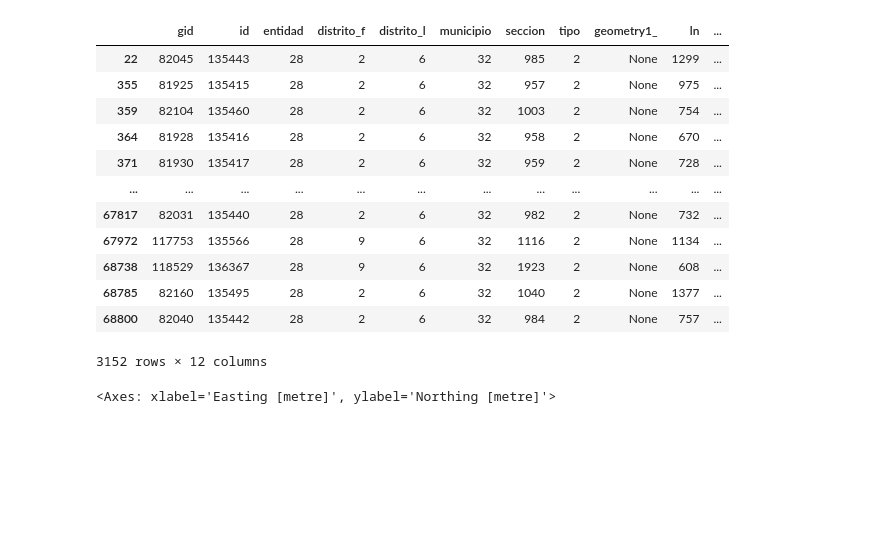
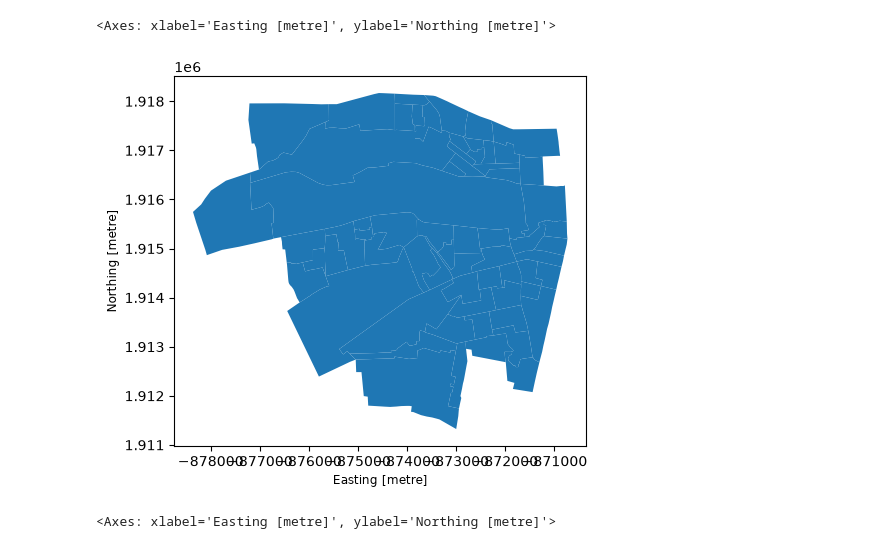
Before and after one commit to CosmicObservatory/Votacion2026, a Jupyter notebook: notebooks/mapas_eda.ipynb, the cells around one changed output. Drawn from its saved outputs; the diff is of its cells as text; code cells hidden in the pictures; blank space fills up the shorter version.

```diff
--- a/notebooks/mapas_eda.ipynb
+++ b/notebooks/mapas_eda.ipynb
@@ -3,3 +5,21 @@
 # %%
 import os
 import geopandas as gpd
+from vothmo.config import FOLDER_RAW, FOLDER_DATA
+from zipfile import ZipFile
+
+# Extraccion de archivos descargados
+FOLDER_MAP = FOLDER_RAW / "Mapas"
+if not os.path.exists(FOLDER_MAP):
+    print("Descargar Mapas")
+else:
+    DATA_MAPS = FOLDER_DATA / "Mapas"
+    if not os.path.exists(FOLDER_DATA / "Mapas"):
+        os.mkdir(DATA_MAPS)
+    for folder in os.listdir(FOLDER_MAP):
+        maps = os.listdir(FOLDER_MAP / folder)
+        if not os.path.exists(DATA_MAPS / folder):
+            os.mkdir(DATA_MAPS / folder)
+        for file in maps:
+            with ZipFile(FOLDER_MAP / folder / file, "r") as mzip:
+                mzip.extractall(DATA_MAPS / folder)
@@ -6,2 +28,10 @@ import geopandas as gpd
 # %%
-map1 = gpd.read_file("/home/david/Documents/Repositories/academica/Votacion2026/backup/data/raw/Mapas/2021/SECCION/SECCION.shp")
+folders = os.listdir(DATA_MAPS)
+shpmaps = []
+for folder in folders:
+    files = os.listdir(DATA_MAPS / folder)
+    for f in files:
+        if f.endswith(".shp"):
+            shpmaps.append(DATA_MAPS / folder / f)
+
+shpmaps
@@ -8,3 +56,6 @@ map1 = gpd.read_file("/home/david/Documents/Repositories/academica/Votacion2026/
 # %%
-map1.plot()
+k = 7
+# 5, 6
+print(shpmaps[k])
+file = gpd.read_file(shpmaps[k])
 # %% [output]
@@ -12,0 +63,3 @@ map1.plot()
+# %%
+sonfile = file[file['entidad']==26]
+sonfile
@@ -13,20 +80,8 @@ map1.plot()
 # %%
-map6 = map1[map1['distrito_l']==6]
-map6
+sonfile[sonfile['distrito_l']==6].plot()
 # %% [output]
-|  | gid | id | entidad | distrito_f | distrito_l | municipio | seccion | tipo | geometry1_ | ln | ... |
-| 22 | 82045 | 135443 | 28 | 2 | 6 | 32 | 985 | 2 | None | 1299 | ... |
-| 355 | 81925 | 135415 | 28 | 2 | 6 | 32 | 957 | 2 | None | 975 | ... |
-| 359 | 82104 | 135460 | 28 | 2 | 6 | 32 | 1003 | 2 | None | 754 | ... |
-| 364 | 81928 | 135416 | 28 | 2 | 6 | 32 | 958 | 2 | None | 670 | ... |
-| 371 | 81930 | 135417 | 28 | 2 | 6 | 32 | 959 | 2 | None | 728 | ... |
-| ... | ... | ... | ... | ... | ... | ... | ... | ... | ... | ... | ... |
-| 67817 | 82031 | 135440 | 28 | 2 | 6 | 32 | 982 | 2 | None | 732 | ... |
-| 67972 | 117753 | 135566 | 28 | 9 | 6 | 32 | 1116 | 2 | None | 1134 | ... |
-| 68738 | 118529 | 136367 | 28 | 9 | 6 | 32 | 1923 | 2 | None | 608 | ... |
-| 68785 | 82160 | 135495 | 28 | 2 | 6 | 32 | 1040 | 2 | None | 1377 | ... |
-| 68800 | 82040 | 135442 | 28 | 2 | 6 | 32 | 984 | 2 | None | 757 | ... |
-3152 rows × 12 columns
+<Axes: xlabel='Easting [metre]', ylabel='Northing [metre]'>
+[figure, added]
 # %%
 import matplotlib.pyplot as plt
 
```
Also changed, not shown: parts of 5 cells of this notebook, 8 other files.
